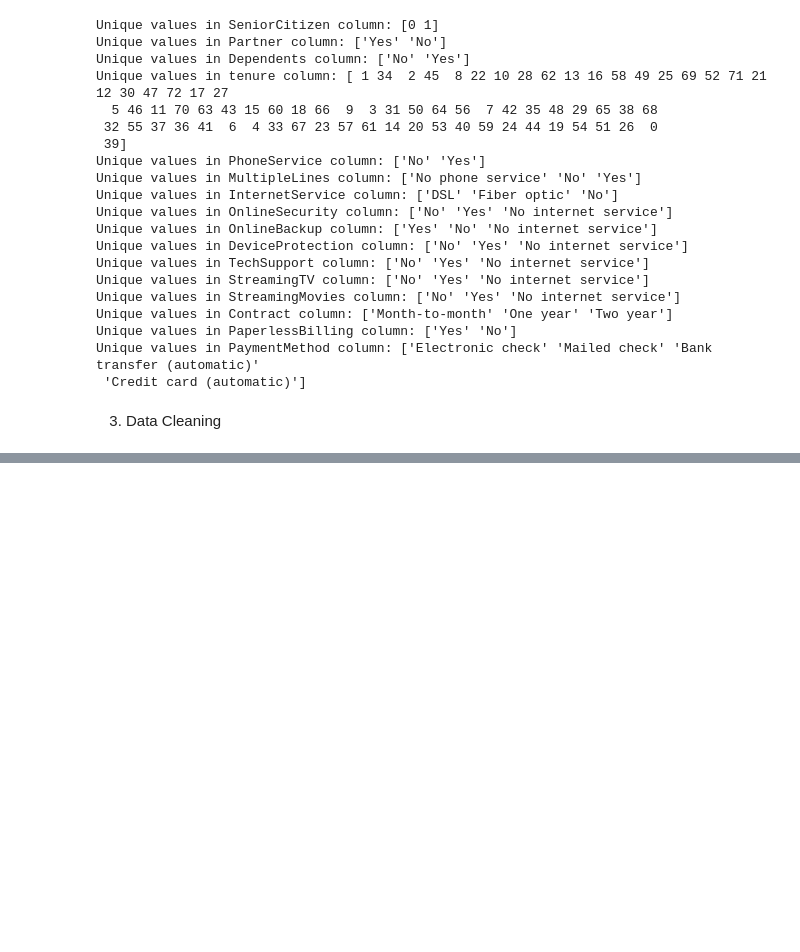
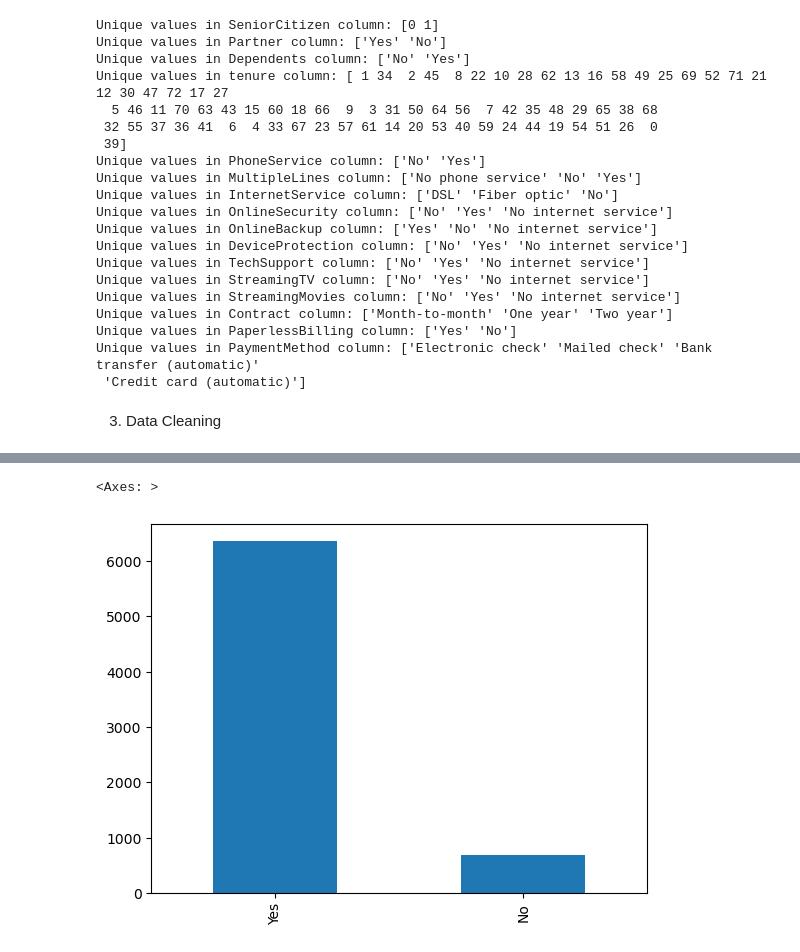
Before and after one commit to Sam1522/Predicting-Telco-Customer-Churn, a Jupyter notebook: Customer Churn Prediction.ipynb, the cells around one changed output, grey strips where cells are left out. Saved outputs shown, nothing was run; the diff lists cells and outputs as text; code cells hidden in the pictures; blank space fills up the shorter version.

```diff
--- a/Customer Churn Prediction.ipynb
+++ b/Customer Churn Prediction.ipynb
@@ -226,0 +331,5 @@ customer_churn.isnull().sum().sum()
+# %%
+customer_churn['phoneservice'].value_counts().sort_values(ascending=False).plot(kind='bar')
+# %% [output]
+<Axes: >
+[figure, added]
```
Also changed, not shown: parts of 15 cells of this notebook.
